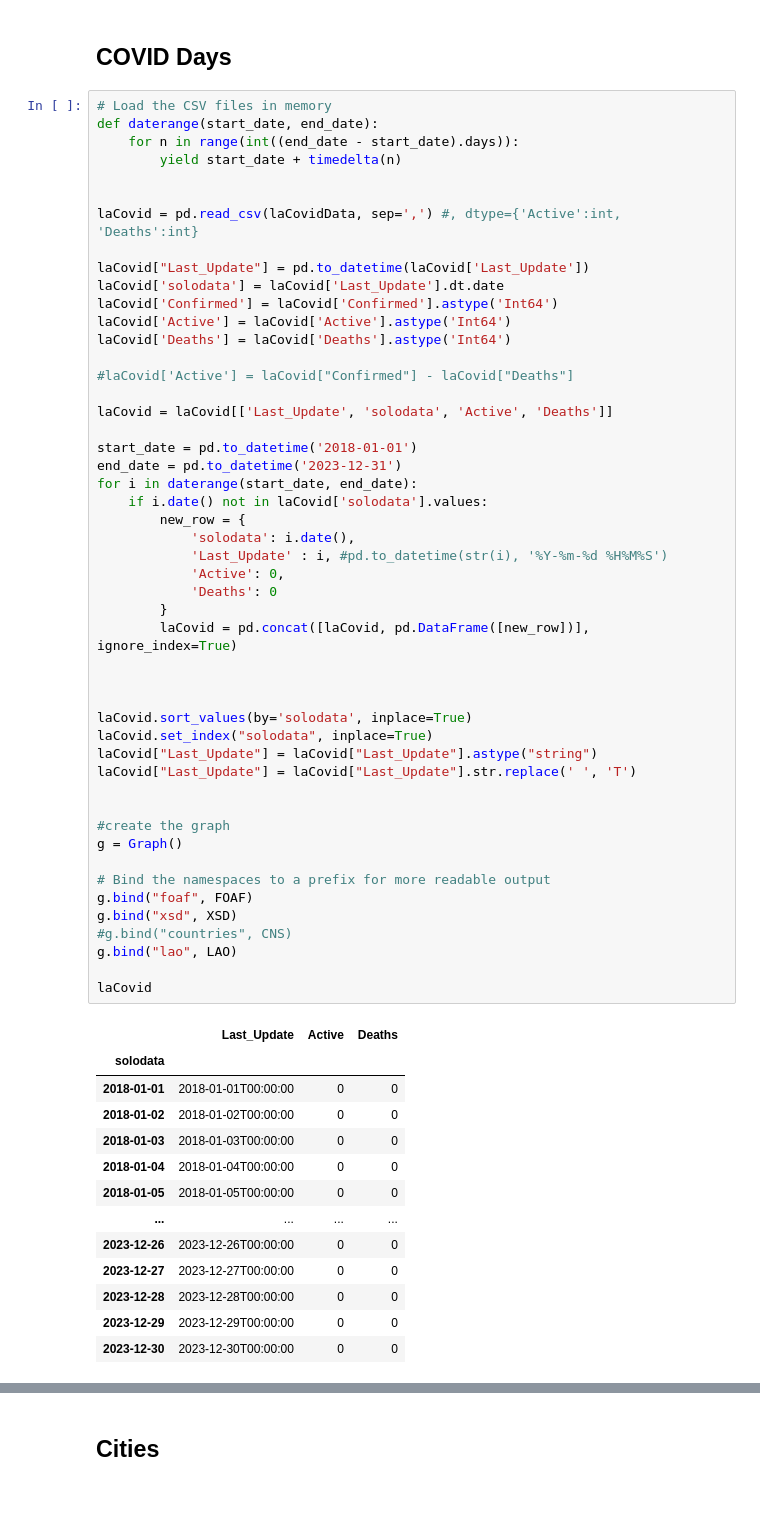
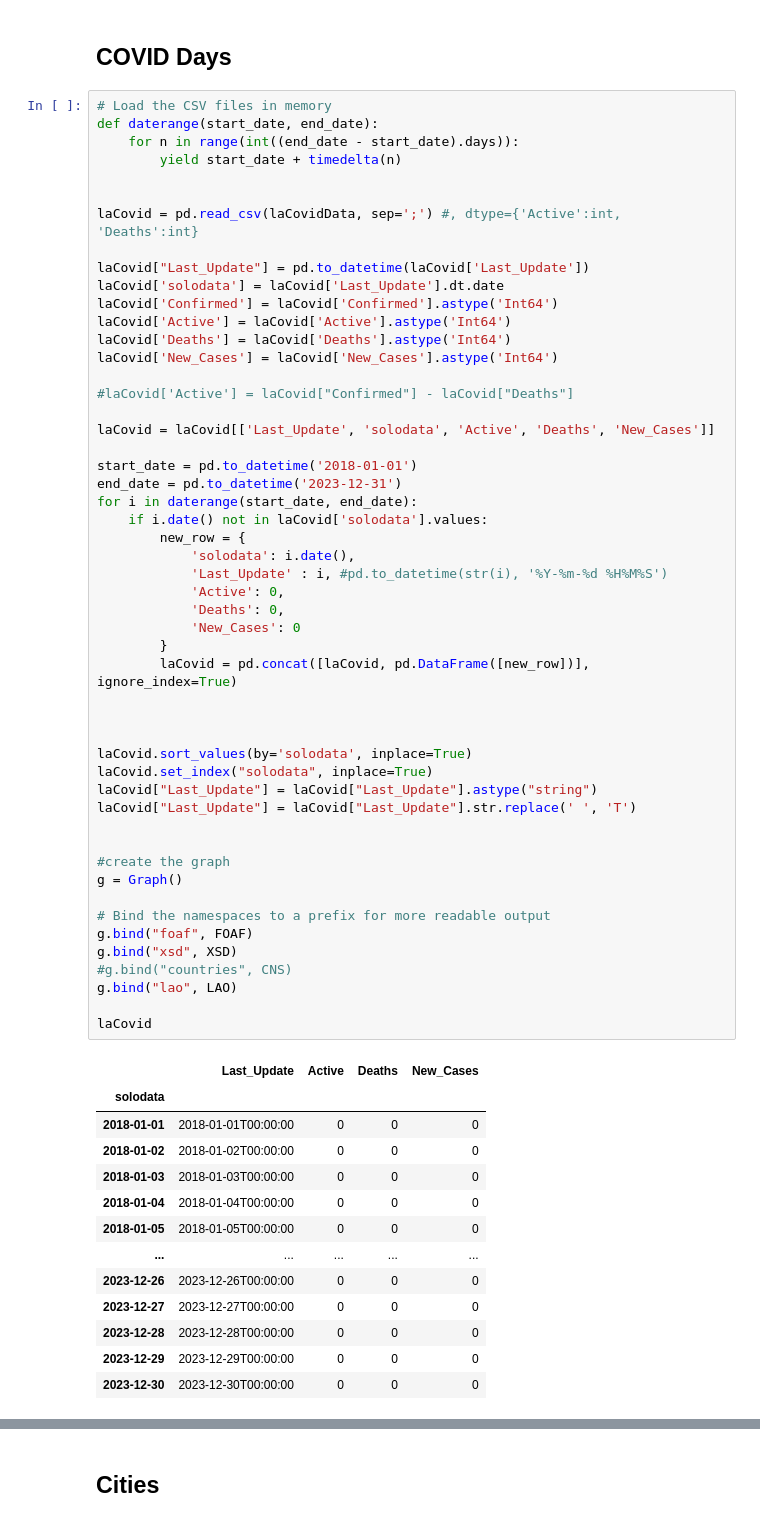
Before and after one commit to mircocazzaro/bitsei-db2-unipd, a Jupyter notebook: serialization/serializeLAdata.ipynb, the cells around one changed output, grey strips where cells are left out. Drawn from its saved outputs; the diff is of its cells as text.

Commit message:
added new cases data on covidDays ttl

```diff
--- a/serialization/serializeLAdata.ipynb
+++ b/serialization/serializeLAdata.ipynb
@@ -42,59 +42,61 @@ def daterange(start_date, end_date):
         yield start_date + timedelta(n)
 
 
-laCovid = pd.read_csv(laCovidData, sep=',') #, dtype={'Active':int, 'Deaths':int}
+laCovid = pd.read_csv(laCovidData, sep=';') #, dtype={'Active':int, 'Deaths':int}
 
 laCovid["Last_Update"] = pd.to_datetime(laCovid['Last_Update'])
 laCovid['solodata'] = laCovid['Last_Update'].dt.date
 laCovid['Confirmed'] = laCovid['Confirmed'].astype('Int64')
 laCovid['Active'] = laCovid['Active'].astype('Int64')
 laCovid['Deaths'] = laCovid['Deaths'].astype('Int64')
+laCovid['New_Cases'] = laCovid['New_Cases'].astype('Int64')
 
 #laCovid['Active'] = laCovid["Confirmed"] - laCovid["Deaths"]
 
-laCovid = laCovid[['Last_Update', 'solodata', 'Active', 'Deaths']]
+laCovid = laCovid[['Last_Update', 'solodata', 'Active', 'Deaths', 'New_Cases']]
 
 start_date = pd.to_datetime('2018-01-01')
 end_date = pd.to_datetime('2023-12-31')
 for i in daterange(start_date, end_date):
     if i.date() not in laCovid['solodata'].values:
         new_row = {
             'solodata': i.date(),
             'Last_Update' : i, #pd.to_datetime(str(i), '%Y-%m-%d %H%M%S')
             'Active': 0,
-            'Deaths': 0
+            'Deaths': 0,
+            'New_Cases': 0
         }
         laCovid = pd.concat([laCovid, pd.DataFrame([new_row])], ignore_index=True)
 
 
 
 laCovid.sort_values(by='solodata', inplace=True)
 laCovid.set_index("solodata", inplace=True)
 laCovid["Last_Update"] = laCovid["Last_Update"].astype("string")
 laCovid["Last_Update"] = laCovid["Last_Update"].str.replace(' ', 'T')
 
 
 #create the graph
 g = Graph()
 
 # Bind the namespaces to a prefix for more readable output
 g.bind("foaf", FOAF)
 g.bind("xsd", XSD)
 #g.bind("countries", CNS)
 g.bind("lao", LAO)
 
 laCovid
 # %% [output]
-|  | Last_Update | Active | Deaths |
-| solodata |  |  |  |
-| 2018-01-01 | 2018-01-01T00:00:00 | 0 | 0 |
-| 2018-01-02 | 2018-01-02T00:00:00 | 0 | 0 |
-| 2018-01-03 | 2018-01-03T00:00:00 | 0 | 0 |
-| 2018-01-04 | 2018-01-04T00:00:00 | 0 | 0 |
-| 2018-01-05 | 2018-01-05T00:00:00 | 0 | 0 |
-| ... | ... | ... | ... |
-| 2023-12-26 | 2023-12-26T00:00:00 | 0 | 0 |
-| 2023-12-27 | 2023-12-27T00:00:00 | 0 | 0 |
-| 2023-12-28 | 2023-12-28T00:00:00 | 0 | 0 |
-| 2023-12-29 | 2023-12-29T00:00:00 | 0 | 0 |
-| 2023-12-30 | 2023-12-30T00:00:00 | 0 | 0 |
+|  | Last_Update | Active | Deaths | New_Cases |
+| solodata |  |  |  |  |
+| 2018-01-01 | 2018-01-01T00:00:00 | 0 | 0 | 0 |
+| 2018-01-02 | 2018-01-02T00:00:00 | 0 | 0 | 0 |
+| 2018-01-03 | 2018-01-03T00:00:00 | 0 | 0 | 0 |
+| 2018-01-04 | 2018-01-04T00:00:00 | 0 | 0 | 0 |
+| 2018-01-05 | 2018-01-05T00:00:00 | 0 | 0 | 0 |
+| ... | ... | ... | ... | ... |
+| 2023-12-26 | 2023-12-26T00:00:00 | 0 | 0 | 0 |
+| 2023-12-27 | 2023-12-27T00:00:00 | 0 | 0 | 0 |
+| 2023-12-28 | 2023-12-28T00:00:00 | 0 | 0 | 0 |
+| 2023-12-29 | 2023-12-29T00:00:00 | 0 | 0 | 0 |
+| 2023-12-30 | 2023-12-30T00:00:00 | 0 | 0 | 0 |
```
Also changed, not shown: parts of 7 cells of this notebook, 1 other file.
